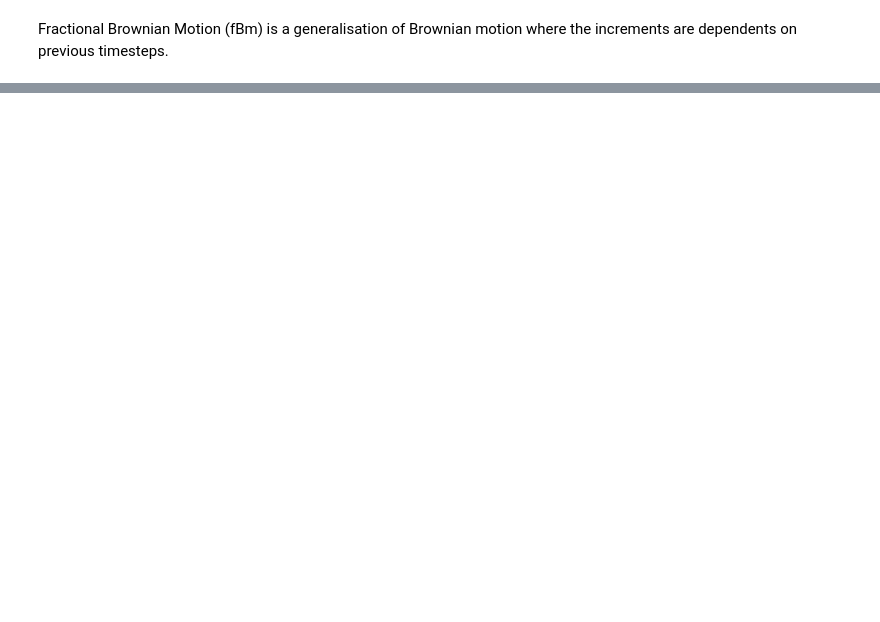
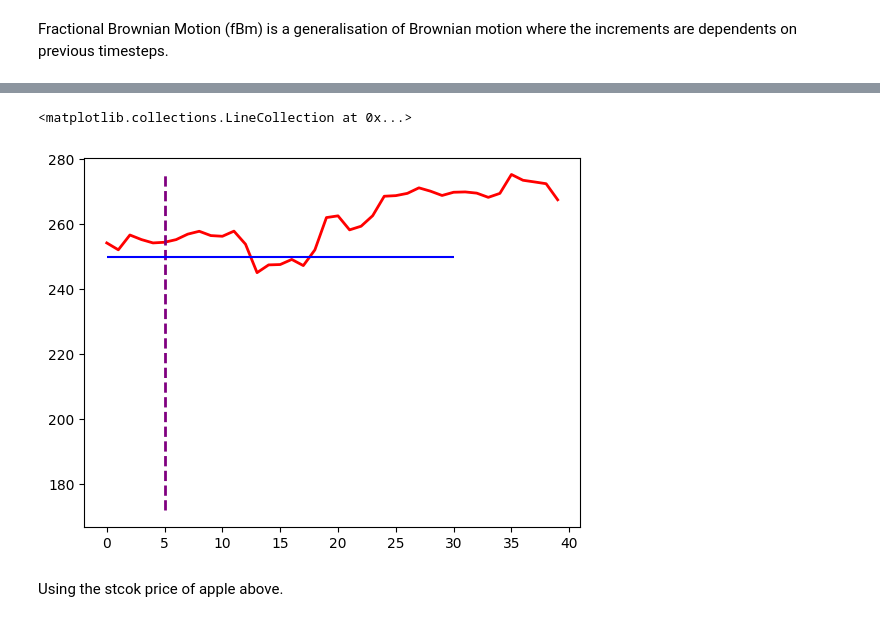
Before and after one commit to syalc1234/finalYearProject, a Jupyter notebook: BrownianMotion.ipynb, the cells around one changed output, grey strips where cells are left out. Cells and saved outputs as stored; diff of their text form; code cells hidden in the pictures; blank space fills up the shorter version.

```diff
--- a/BrownianMotion.ipynb
+++ b/BrownianMotion.ipynb
@@ -175,0 +188,10 @@ Fractional Brownian Motion (fBm) is a generalisation of Brownian motion where th
+# %%
+
+plt.plot(hist_closing[210: 250], color='red', linewidth=2)
+plt.vlines(x=[5], ymin=np.min(hist_closing), ymax=np.max(hist_closing), colors='purple', ls='--', lw=2, label='vline_multiple - full height')
+plt.hlines(y=250, xmin=-0, xmax=30, colors=['b', 'g', 'r'], linestyles=['-', '--', ':'])
+# %% [output]
+<matplotlib.collections.LineCollection at 0x...>
+[figure, added]
+# %% [markdown]
+Using the stcok price of apple above.
```
Also changed, not shown: parts of 3 cells of this notebook.
